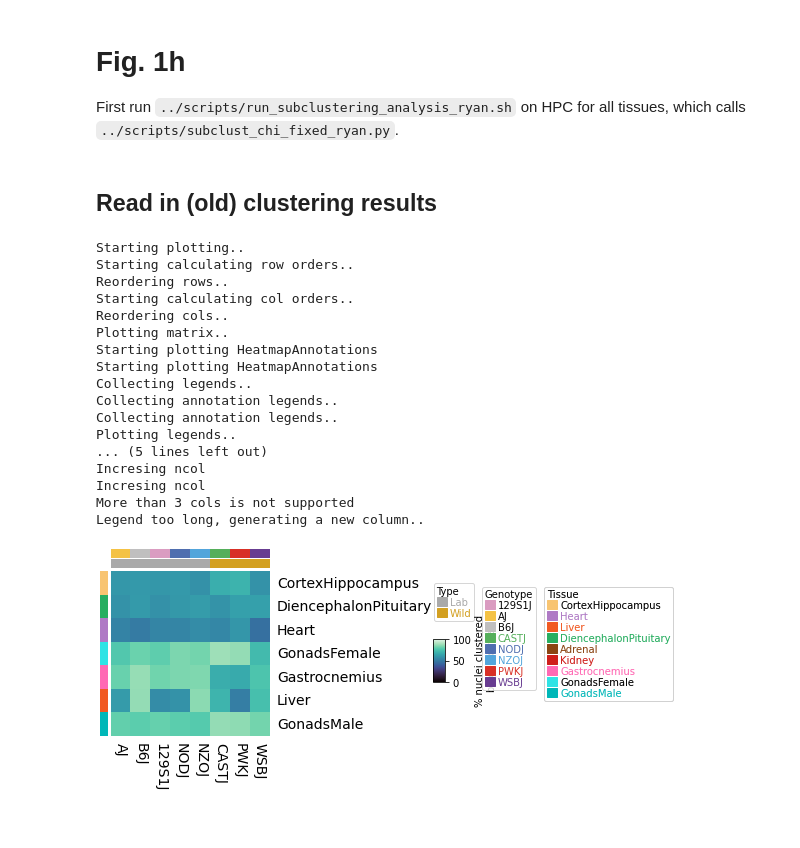
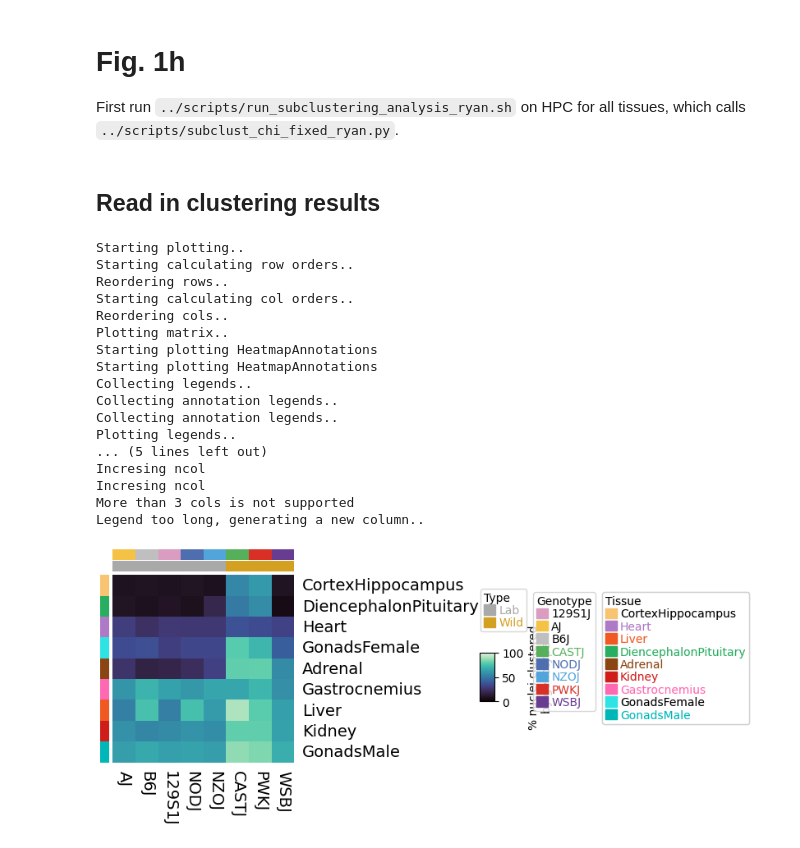
Before and after one commit to mortazavilab/8cube_manuscript, a Jupyter notebook: notebooks/Fig1.ipynb, the cells around one changed output. Cells and saved outputs as stored; diff of their text form; code cells hidden in the pictures.

```diff
--- a/notebooks/Fig1.ipynb
+++ b/notebooks/Fig1.ipynb
@@ -918,0 +952,2 @@ Legend too long, generating a new column..
+# %%
+expr_cutoff = 0.5
@@ -934,24 +1411,25 @@ res = 1.0
 prop = 0.75
 # %%
-tissues = ["Gastrocnemius",
-           "Heart",
-           "Adrenal",
-           "GonadsFemale",
-           "GonadsMale",
+tissues = [
            "CortexHippocampus",
            "DiencephalonPituitary",
+           "Heart",
+           "GonadsFemale",
+           "Adrenal",
+           "Gastrocnemius",
            "Liver",
-           "Kidney"
+           "Kidney",
+           "GonadsMale",
 ]
 # %% [markdown]
-## Read in (old) clustering results
+## Read in clustering results
 # %%
 all_tissues_data = []
 
 for tissue in tissues:
     # Read and filter the data
     chisq_results = pd.read_csv(
-        f"/share/crsp/lab/seyedam/share/igvf_pipeline/figures/subclustering_subtypes_ryan/{tissue}/{tissue}_proportion_results_fixed_prop{prop}_res{res}_fixed_hvgs_1217.csv",
+        f"/share/crsp/lab/seyedam/share/igvf_pipeline/figures/subclustering_subtypes/{tissue}/{tissue}_proportion_results_fixed_prop{prop}_res{res}_fixed_hvgs_1217.csv",
         index_col=0
     )
     chisq_results = chisq_results[chisq_results['subtype'] != 'low quality']
@@ -975,6 +1453,13 @@ plot_df = merged_df.pivot_table(
     fill_value=0)
 # %%
 plt.figure(figsize=(3.1, 3))
+
+df_row = pd.DataFrame(merged_df['tissue'].drop_duplicates())
+df_row.index = df_row['tissue']
+
+left_ha = pch.HeatmapAnnotation(Tissue=pch.anno_simple(df_row['tissue'],colors=tissue_dict),
+                                label_kws = {'visible': False},
+                                axis=0)
 
 genos = merged_df['Genotype'].unique().tolist()
 df_col = pd.DataFrame({
@@ -986,6 +1471,7 @@ genotype_categories = ['AJ','B6J','129S1J','NODJ','NZOJ','CASTJ','PWKJ','WSBJ']
 df_col['Genotype'] = pd.Categorical(df_col['Genotype'], categories=genotype_categories, ordered=True)
 df_col.sort_values(['Genotype'], inplace=True)
 df_col = df_col.set_index("Genotype", drop=False)
+
 
 col_ha = pch.HeatmapAnnotation(Genotype=pch.anno_simple(df_col['Genotype'],colors=geno_dict),
                                Type=pch.anno_simple(df_col['Strain type'],colors=strain_dict),
@@ -1003,31 +1489,31 @@ cm = pch.ClusterMapPlotter(data=plot_df.loc[df_row.index.tolist(),df_col.index.t
                            col_cluster=False,
                            vmin = 0,
                            vmax = 100,
                            yticklabels_kws={'labelsize': 14},
                            xticklabels_kws={'labelsize': 14}
                           )
 
 plt.savefig(f"../fig1/subclustering_tissue_level_hmap.png",
             dpi=300, bbox_inches="tight", format="png")
 
 
 plt.show()
 # %% [output]
 Starting plotting..
 Starting calculating row orders..
 Reordering rows..
 Starting calculating col orders..
 Reordering cols..
 Plotting matrix..
 Starting plotting HeatmapAnnotations
 Starting plotting HeatmapAnnotations
 Collecting legends..
 Collecting annotation legends..
 Collecting annotation legends..
 Plotting legends..
 ... (5 lines left out)
 Incresing ncol
 Incresing ncol
 More than 3 cols is not supported
 Legend too long, generating a new column..
-[figure, old version]
+[figure, new version]
```
Also changed, not shown: parts of 50 cells of this notebook, 13 other files.
